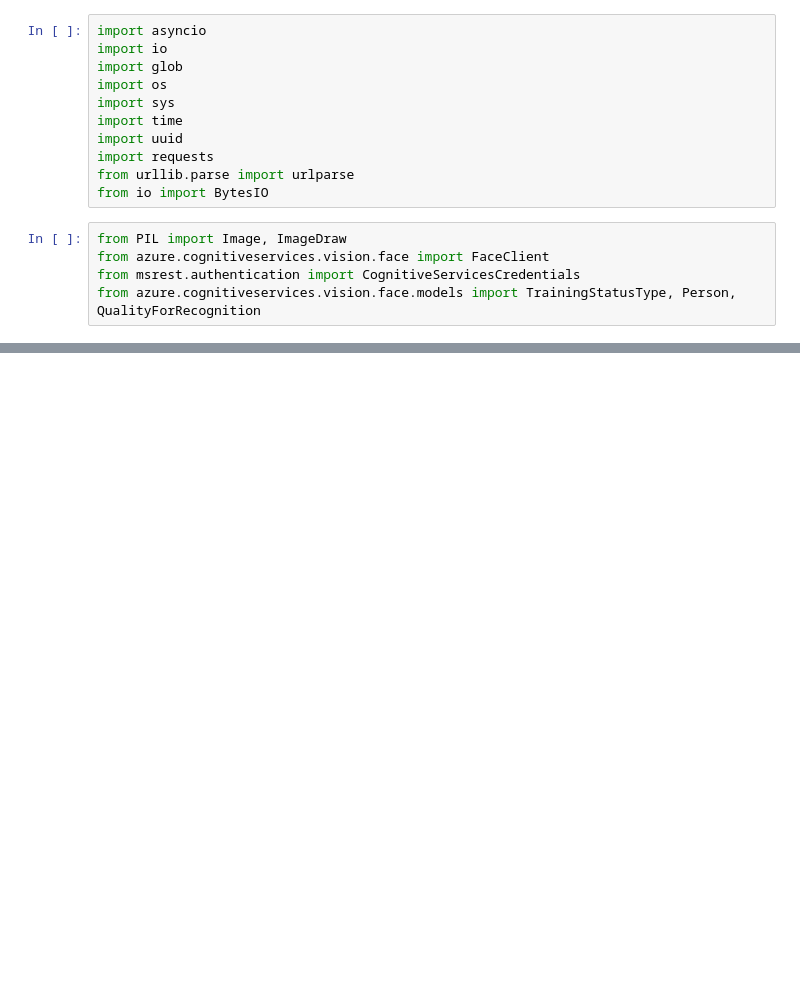
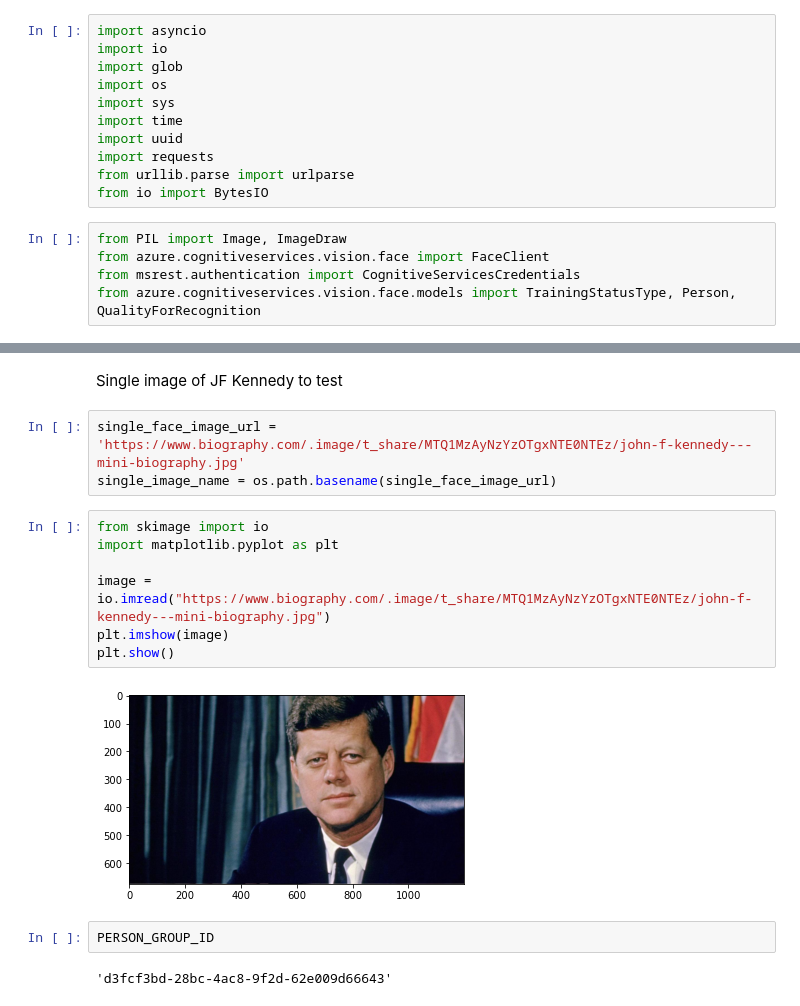
Before and after one commit to Ahsan-khan/face-data-anonymizer, a Jupyter notebook: azure_face_api.ipynb, the cells around one changed output, grey strips where cells are left out. Cells and saved outputs as stored; diff of their text form; blank space fills up the shorter version.

```diff
--- a/azure_face_api.ipynb
+++ b/azure_face_api.ipynb
@@ -253,0 +46,18 @@ ClientRequestError: Error occurred in request., ConnectionError: HTTPSConnection
+# %% [markdown]
+Single image of JF Kennedy to test
+# %%
+single_face_image_url = 'https://www.biography.com/.image/t_share/MTQ1MzAyNzYzOTgxNTE0NTEz/john-f-kennedy---mini-biography.jpg'
+single_image_name = os.path.basename(single_face_image_url)
+# %%
+from skimage import io
+import matplotlib.pyplot as plt
+
+image = io.imread("https://www.biography.com/.image/t_share/MTQ1MzAyNzYzOTgxNTE0NTEz/john-f-kennedy---mini-biography.jpg")
+plt.imshow(image)
+plt.show()
+# %% [output]
+[figure, added]
+# %%
+PERSON_GROUP_ID
+# %% [output]
+'d3fcf3bd-28bc-4ac8-9f2d-62e009d66643'
```
Also changed, not shown: parts of 30 cells of this notebook.
